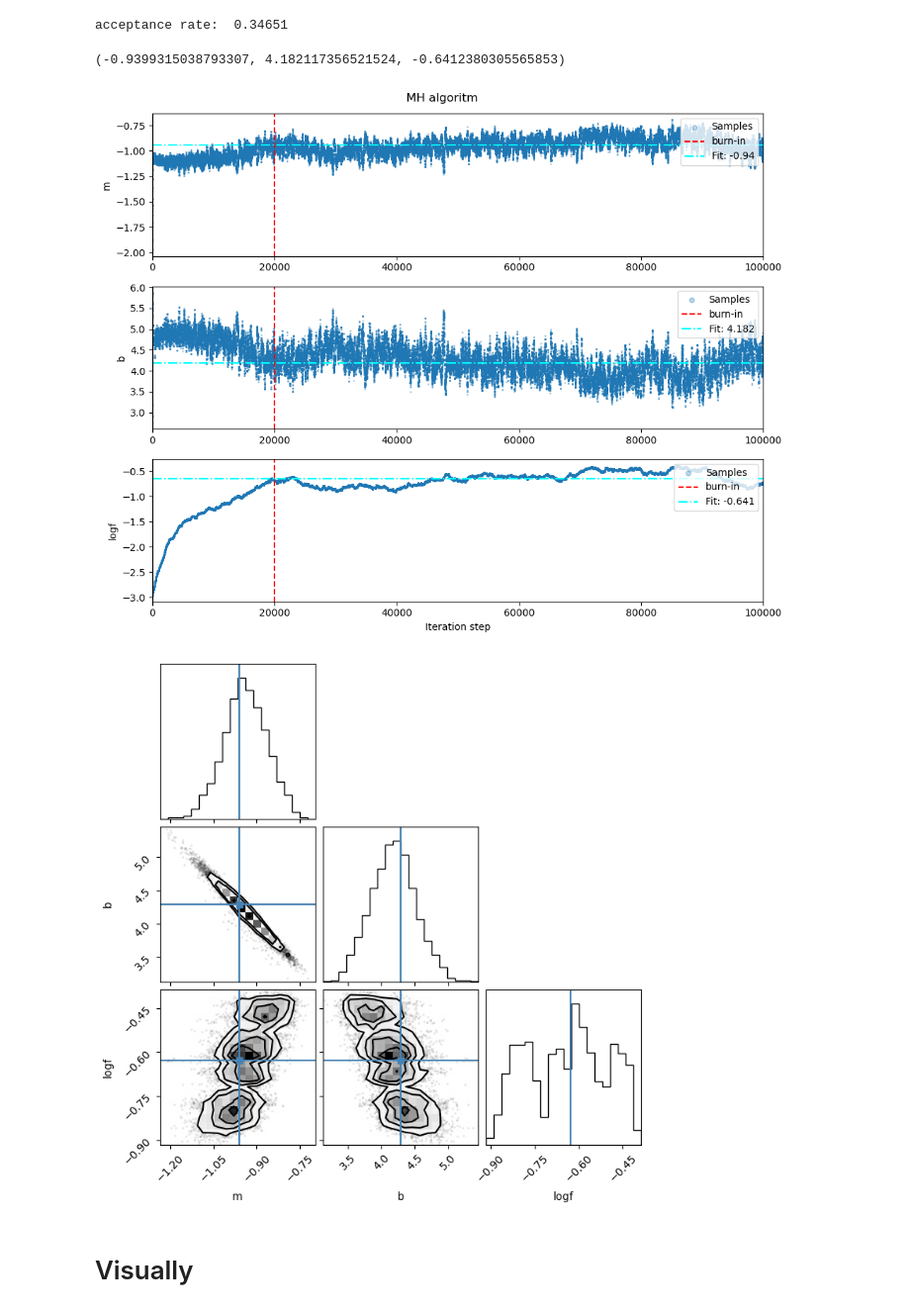
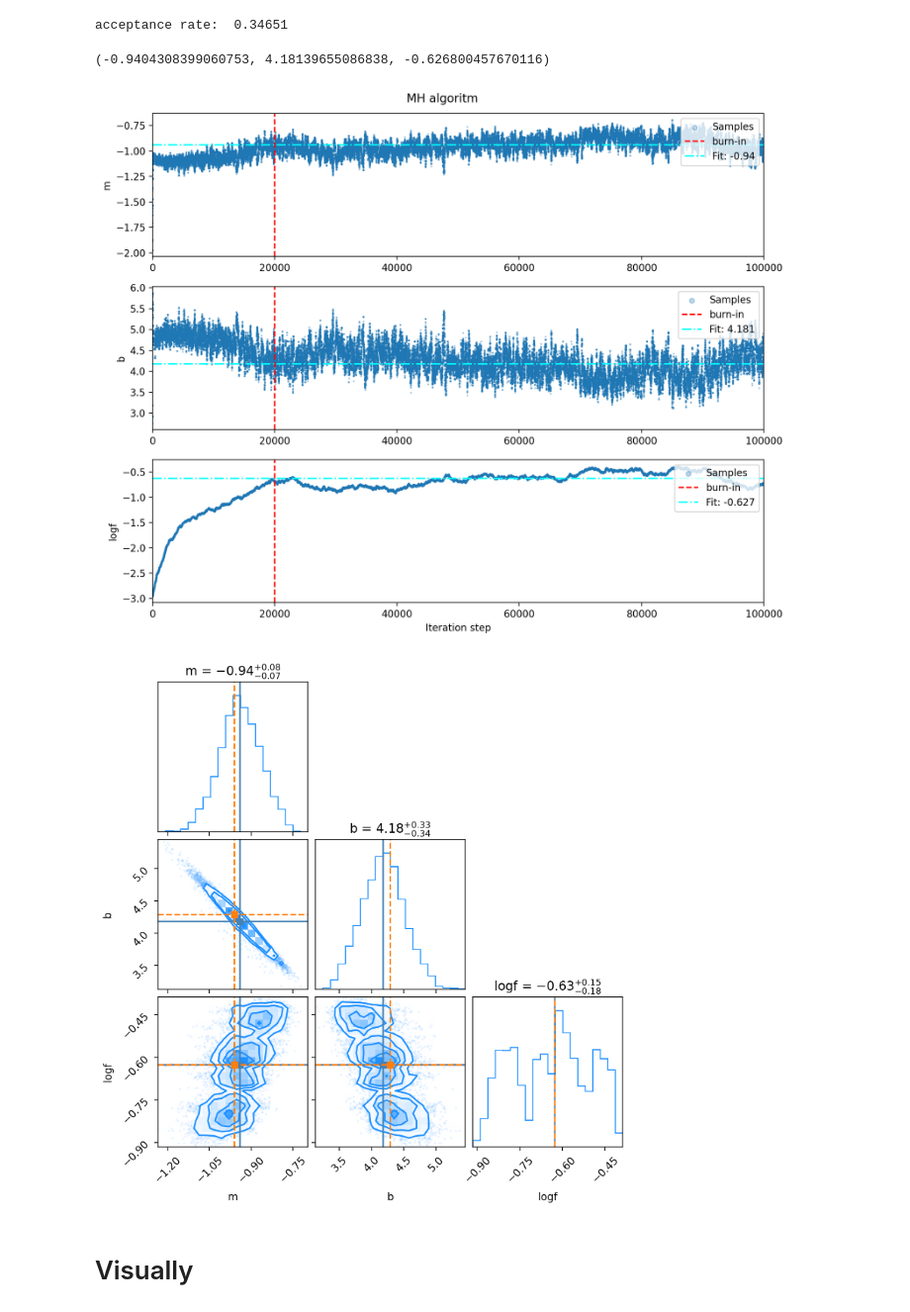
Before and after one commit to olghyn/PyProgrammingAPC, a Jupyter notebook: hands-on/H03/ex03_MH.ipynb, the cells around one changed output. Shown at 99% size. Cells and saved outputs as stored; diff of their text form; code cells hidden in the pictures.

```diff
--- a/hands-on/H03/ex03_MH.ipynb
+++ b/hands-on/H03/ex03_MH.ipynb
@@ -27,12 +28,12 @@ b_true = 4.294
 f_true = 0.534
 # %%
 # Generate some synthetic data from the model.
-N = 50
-xobs = np.sort(10 * rng.normal(size=N))
-yerr = 0.1 + .5 * rng.normal(size=N)
+N_data = 50
+xobs = np.sort(10 * rng.normal(size=N_data))
+yerr = 0.1 + .5 * rng.normal(size=N_data)
 yobs = m_true * xobs + b_true
-yobs += np.abs(f_true * yobs) * rng.standard_normal(size=N)
-yobs += yerr * rng.standard_normal(size=N)
+yobs += np.abs(f_true * yobs) * rng.standard_normal(size=N_data)
+yobs += yerr * rng.standard_normal(size=N_data)
 yerr = np.abs(yerr)
 # %%
 fig, ax = plt.subplots(1,1)
@@ -254,4 +247,4 @@ Now let's iterate the above for N times, drawing each step a random param from a
 # %%
 N = 100000
 scales = [0.1, 0.5, 0.01]
-burn = 20000
+burn = int(N*0.2)
@@ -339,11 +332,11 @@ acceptance rate:  0.34651
 thin = 10
 theta = np.array(theta_new)
 theta = theta[burn::thin]
-m_fit, b_fit, f_fit = [np.mean(theta[:,j]) for j in range(0,3)]
+m_fit, b_fit, f_fit = [np.median(theta[:,j]) for j in range(0,3)]
 par_fit = m_fit, b_fit, f_fit
 print(par_fit)
 # %% [output]
-(-0.9399315038793307, 4.182117356521524, -0.6412380305565853)
+(-0.9404308399060753, 4.18139655086838, -0.626800457670116)
 # %%
 labels = ['m', 'b', 'logf']
 
@@ -367,17 +360,25 @@ plt.xlabel("Iteration step")
 plt.tight_layout()
 plt.show()
 # %% [output]
-[figure, old version]
+[figure, new version]
 # %%
 import corner
+import matplotlib.lines as mlines
 
 fig = corner.corner(
     theta,
     labels=["m", "b", "logf"],
-    truths=[m_true, b_true, np.log(f_true)]
+    truths=par_fit,
+    show_titles=True,
+    color='dodgerblue'
 )
+
+truths_array = np.array([m_true, b_true, np.log(f_true)])
+
+corner.overplot_lines(fig, truths_array, color="C1", linestyle='dashed')
+corner.overplot_points(fig, truths_array[None, :], marker="s", color="C1")
 # %% [output]
-[figure, old version]
+[figure, new version]
 # %% [markdown]
 # Visually
 # %%
```
Also changed, not shown: parts of 31 cells of this notebook, 2 other files.
